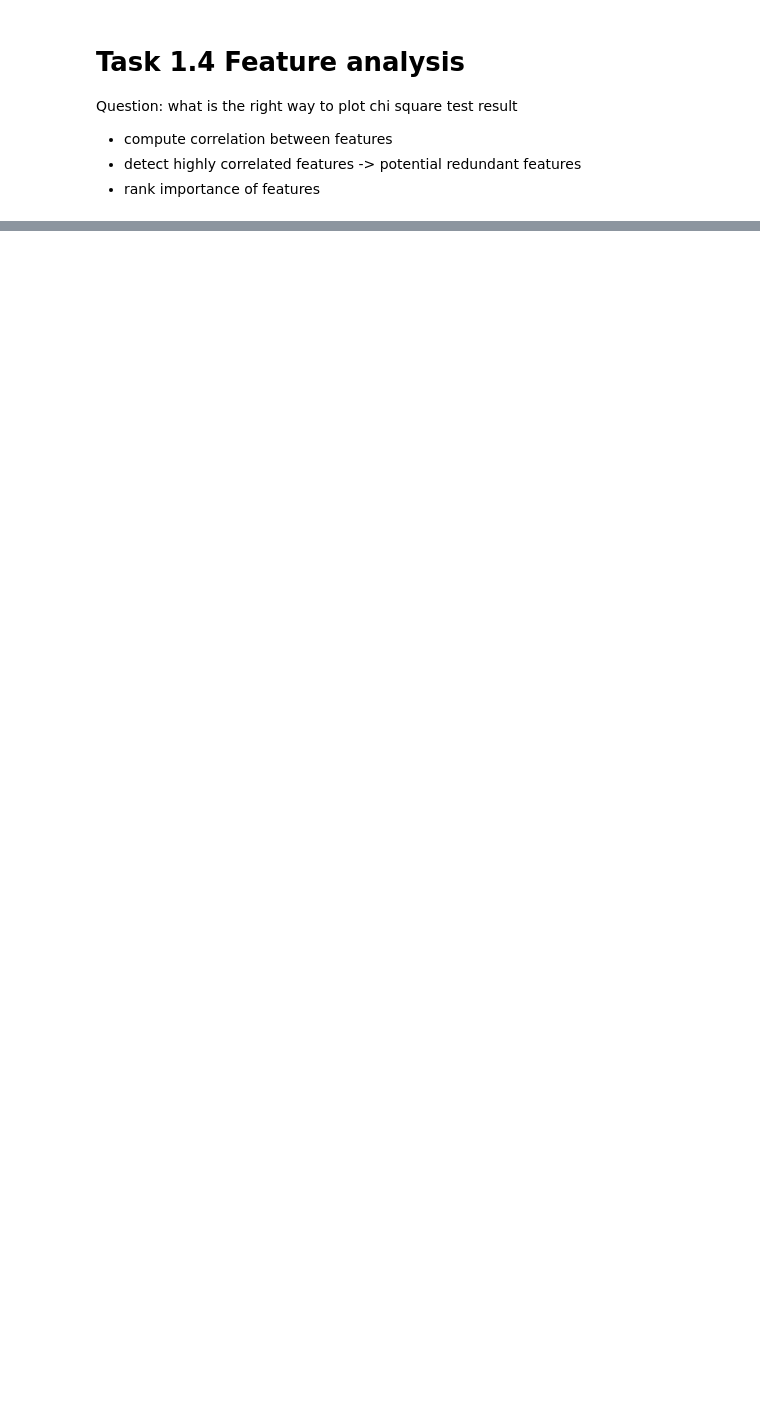
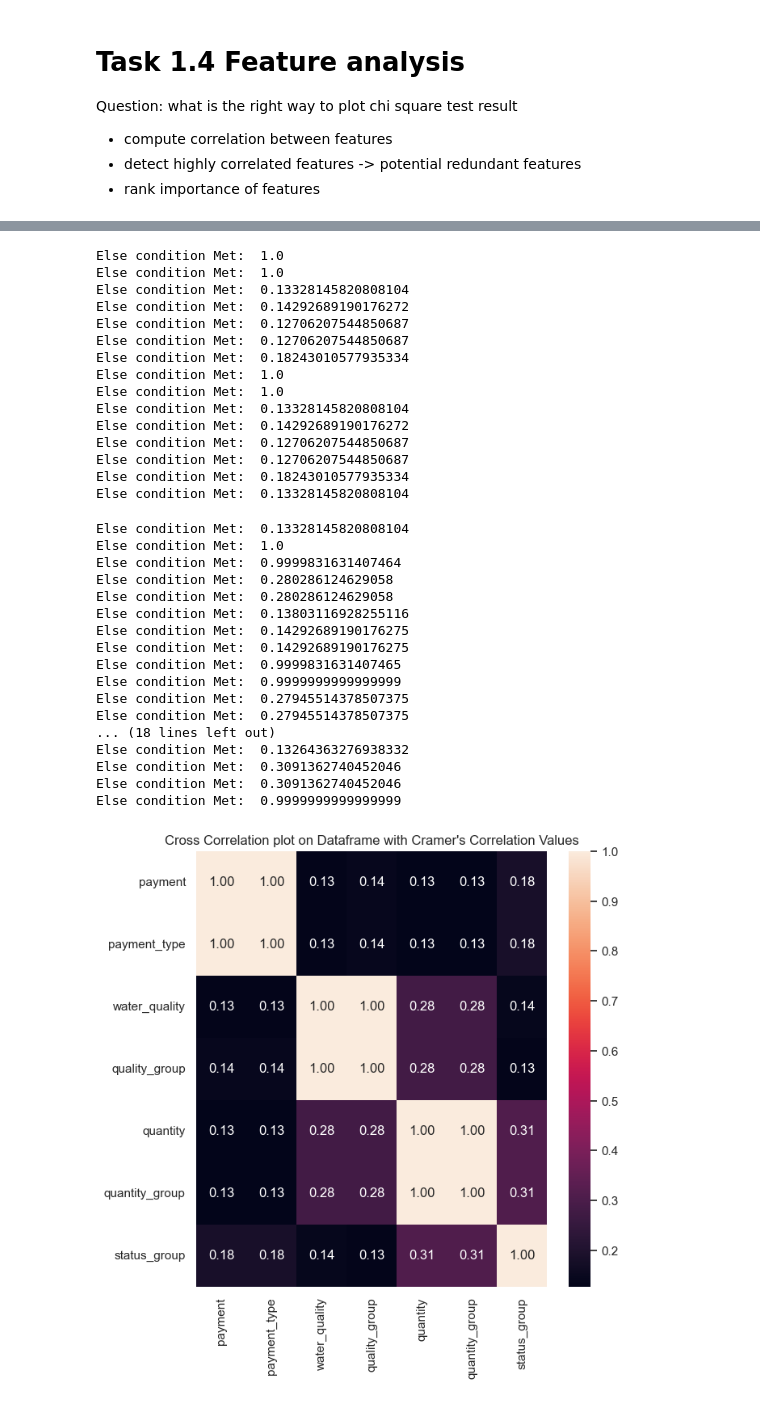
Before and after one commit to floranuta/Data_Circle, a Jupyter notebook: notebooks/feature_analysis.ipynb, the cells around one changed output, grey strips where cells are left out. Cells and saved outputs as stored; diff of their text form; code cells hidden in the pictures; blank space fills up the shorter version.

```diff
--- a/notebooks/feature_analysis.ipynb
+++ b/notebooks/feature_analysis.ipynb
@@ -112,0 +226,8 @@ pvalues_df
+# %%
+features = ["payment", "payment_type",
+            "water_quality", "quality_group",
+            "quantity","quantity_group",
+            "status_group"]
+
+df2 = train_data[features]
+df2
@@ -112,0 +262,36 @@ pvalues_df
+# %%
+plot_cramer(df2)
+# %% [output]
+Else condition Met:  1.0
+Else condition Met:  1.0
+Else condition Met:  0.13328145820808104
+Else condition Met:  0.14292689190176272
+Else condition Met:  0.12706207544850687
+Else condition Met:  0.12706207544850687
+Else condition Met:  0.18243010577935334
+Else condition Met:  1.0
+Else condition Met:  1.0
+Else condition Met:  0.13328145820808104
+Else condition Met:  0.14292689190176272
+Else condition Met:  0.12706207544850687
+Else condition Met:  0.12706207544850687
+Else condition Met:  0.18243010577935334
+Else condition Met:  0.13328145820808104
+Else condition Met:  0.13328145820808104
+Else condition Met:  1.0
+Else condition Met:  0.9999831631407464
+Else condition Met:  0.280286124629058
+Else condition Met:  0.280286124629058
+Else condition Met:  0.13803116928255116
+Else condition Met:  0.14292689190176275
+Else condition Met:  0.14292689190176275
+Else condition Met:  0.9999831631407465
+Else condition Met:  0.9999999999999999
+Else condition Met:  0.27945514378507375
+Else condition Met:  0.27945514378507375
+... (18 lines left out)
+Else condition Met:  0.13264363276938332
+Else condition Met:  0.3091362740452046
+Else condition Met:  0.3091362740452046
+Else condition Met:  0.9999999999999999
+[figure, added]
```
Also changed, not shown: parts of 33 cells of this notebook.
